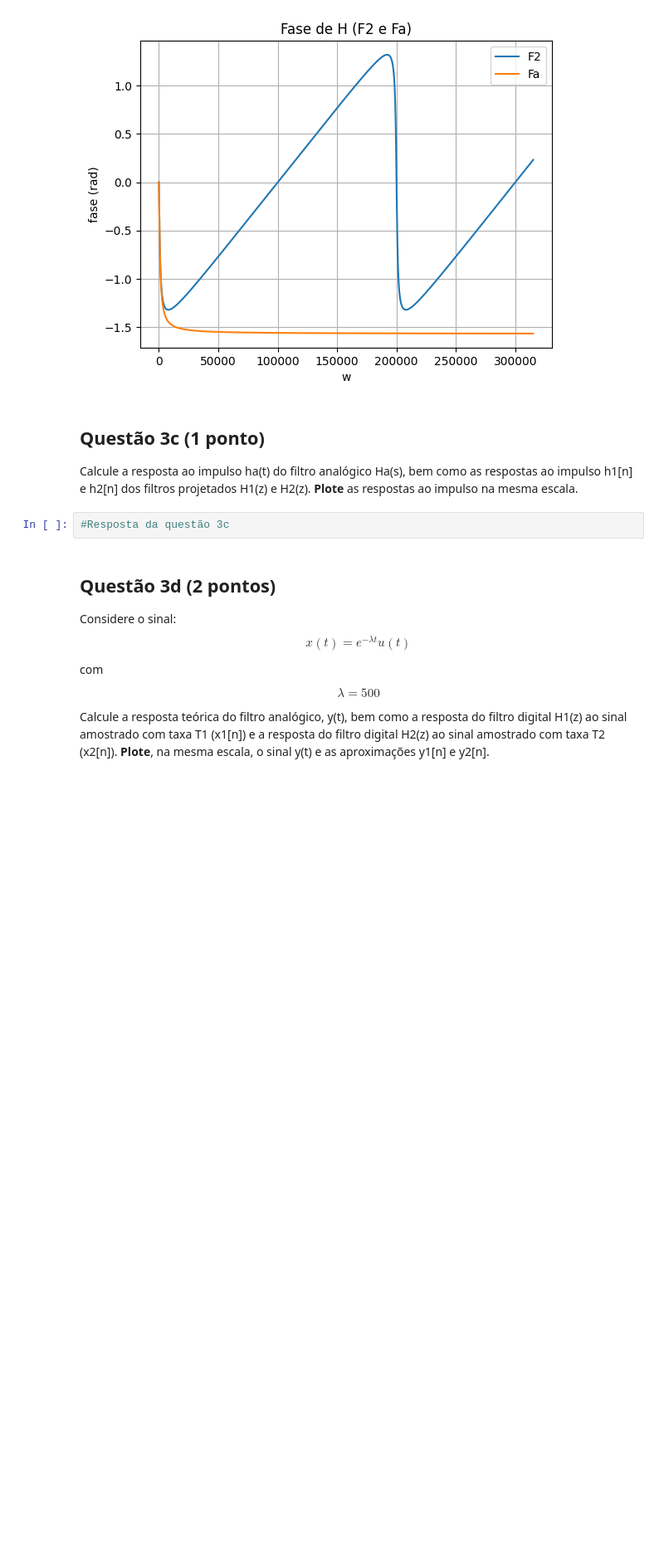
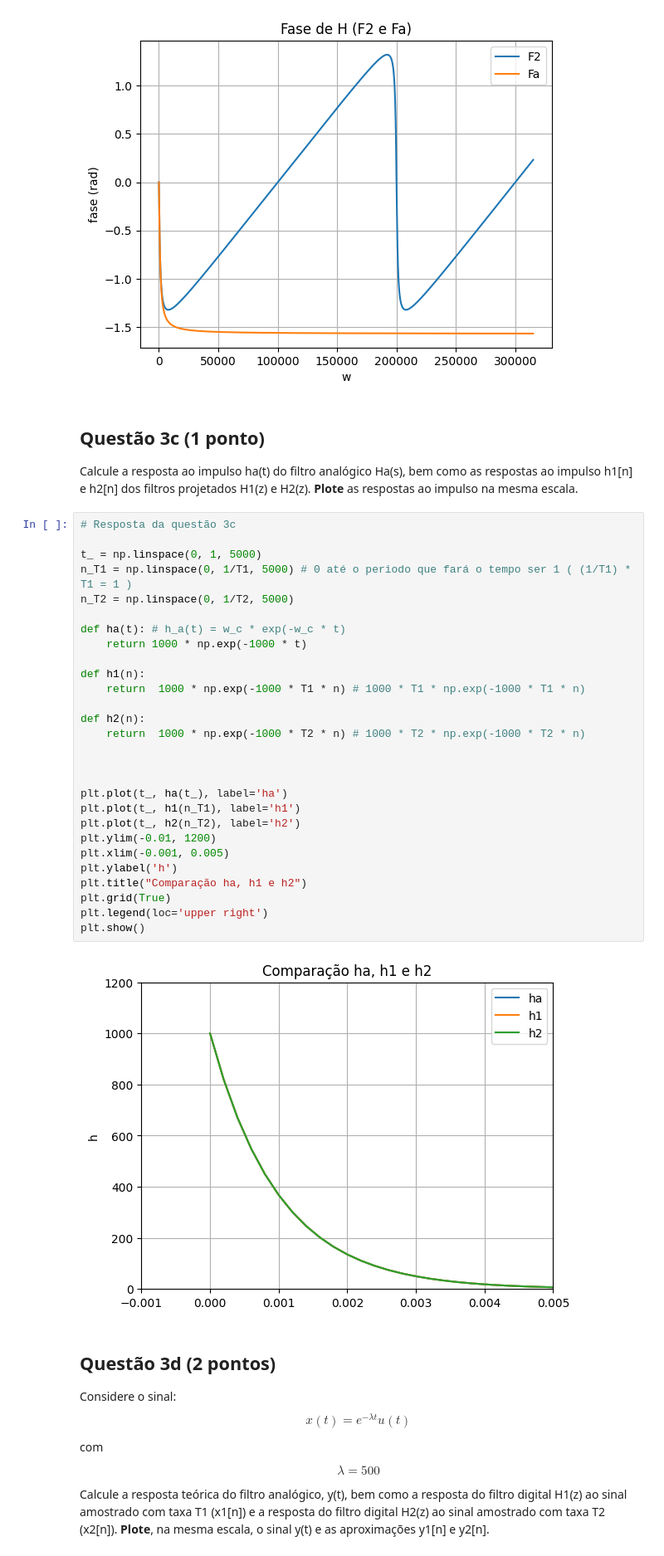
Before and after one commit to geraldotnf/sstd, a Jupyter notebook: Projeto 2/projeto2.ipynb, the cells around one changed output. Shown: that part at 83% size. Drawn from its saved outputs; the diff is of its cells as text; blank space fills up the shorter version.

```diff
--- a/Projeto 2/projeto2.ipynb
+++ b/Projeto 2/projeto2.ipynb
@@ -333,8 +333,36 @@ plt.show()
 ## Questão 3c (1 ponto)
 
 Calcule a resposta ao impulso ha(t) do filtro analógico Ha(s), bem como as respostas ao impulso h1[n] e h2[n] dos filtros projetados H1(z) e H2(z). **Plote** as respostas ao impulso na mesma escala.
-# %%
-#Resposta da questão 3c
+# %%
+# Resposta da questão 3c
+
+t_ = np.linspace(0, 1, 5000)
+n_T1 = np.linspace(0, 1/T1, 5000) # 0 até o periodo que fará o tempo ser 1 ( (1/T1) * T1 = 1 )
+n_T2 = np.linspace(0, 1/T2, 5000)
+
+def ha(t): # h_a(t) = w_c * exp(-w_c * t)
+    return 1000 * np.exp(-1000 * t)
+
+def h1(n):
+    return  1000 * np.exp(-1000 * T1 * n) # 1000 * T1 * np.exp(-1000 * T1 * n)
+
+def h2(n):
+    return  1000 * np.exp(-1000 * T2 * n) # 1000 * T2 * np.exp(-1000 * T2 * n)
+
+
+
+plt.plot(t_, ha(t_), label='ha')
+plt.plot(t_, h1(n_T1), label='h1')
+plt.plot(t_, h2(n_T2), label='h2')
+plt.ylim(-0.01, 1200)
+plt.xlim(-0.001, 0.005)
+plt.ylabel('h')
+plt.title("Comparação ha, h1 e h2")
+plt.grid(True)
+plt.legend(loc='upper right')
+plt.show()
+# %% [output]
+[figure, added]
 # %% [markdown]
 ## Questão 3d (2 pontos)
 
```
Also changed, not shown: parts of 2 cells of this notebook.
